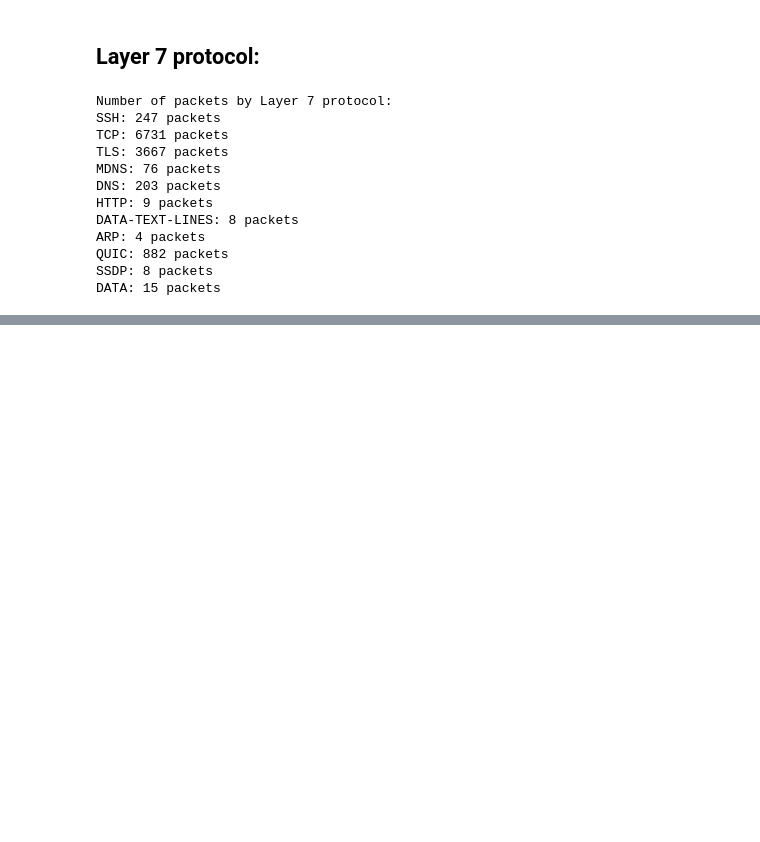
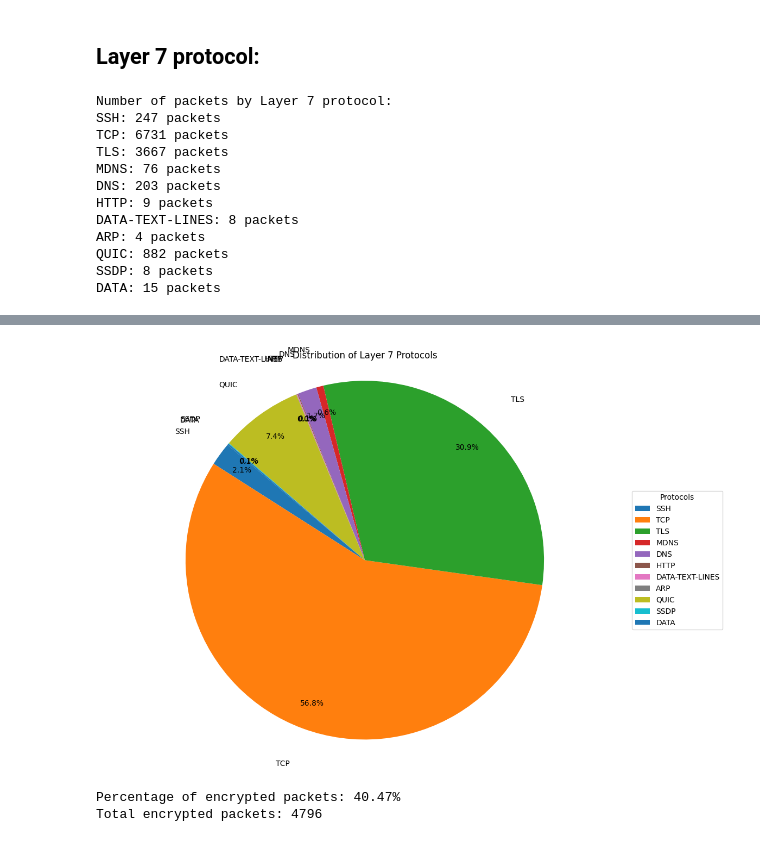
Before and after one commit to yusuferdemnacar/connected-mobility-basics-group-7, a Jupyter notebook: assignment-2/part2/analysis.ipynb, the cells around one changed output, grey strips where cells are left out. Saved outputs shown, nothing was run; the diff lists cells and outputs as text; code cells hidden in the pictures; blank space fills up the shorter version.

```diff
--- a/assignment-2/part2/analysis.ipynb
+++ b/assignment-2/part2/analysis.ipynb
@@ -115,0 +172,24 @@ PyShark packets: 11850
+# %%
+def protocol_distribution_py_chart(distribution: dict):
+    protocols = list(distribution.keys())
+    percentages = list(distribution.values())
+
+    plt.figure(figsize=(10, 8))
+    wedges, texts, autotexts = plt.pie(
+        percentages, labels=protocols, autopct='%1.1f%%', startangle=140,
+        textprops={'fontsize': 10},
+        pctdistance=0.85  # Move percentage labels closer to the center
+    )
+    # Increase distance of labels from the center to reduce overlap
+    for text in texts:
+        text.set_fontsize(10)
+        text.set_position((1.1 * text.get_position()[0], 1.1 * text.get_position()[1]))
+    plt.title('Distribution of Layer 7 Protocols')
+    plt.axis('equal')
+    plt.tight_layout()
+    plt.legend(wedges, protocols, title="Protocols", bbox_to_anchor=(1, 0.5), loc="center left")
+    plt.show()
+
+protocol_distribution_py_chart(get_protocol_counts(layer7_packets))
+# %% [output]
+[figure, added]
@@ -115,0 +213,17 @@ PyShark packets: 11850
+# %%
+def calculate_encryption_percentage(data:dict):
+    total_packets = sum(data.values())
+    encrypted_packets = data.get("QUIC",0) + data.get("TLS",0) + data.get("SSL",0) + data.get("HTTPS", 0) + data.get("SSH",0)
+
+    if total_packets == 0:
+        return 0.0
+
+    encryption_percentage = (encrypted_packets / total_packets) * 100
+    return encrypted_packets, encryption_percentage
+
+total_encrypted, encryption_percentage = calculate_encryption_percentage(get_protocol_counts(layer7_packets))
+print(f"Percentage of encrypted packets: {encryption_percentage:.2f}%")
+print(f"Total encrypted packets: {total_encrypted}")
+# %% [output]
+Percentage of encrypted packets: 40.47%
+Total encrypted packets: 4796
```
Also changed, not shown: parts of 16 cells of this notebook, 2 other files.
